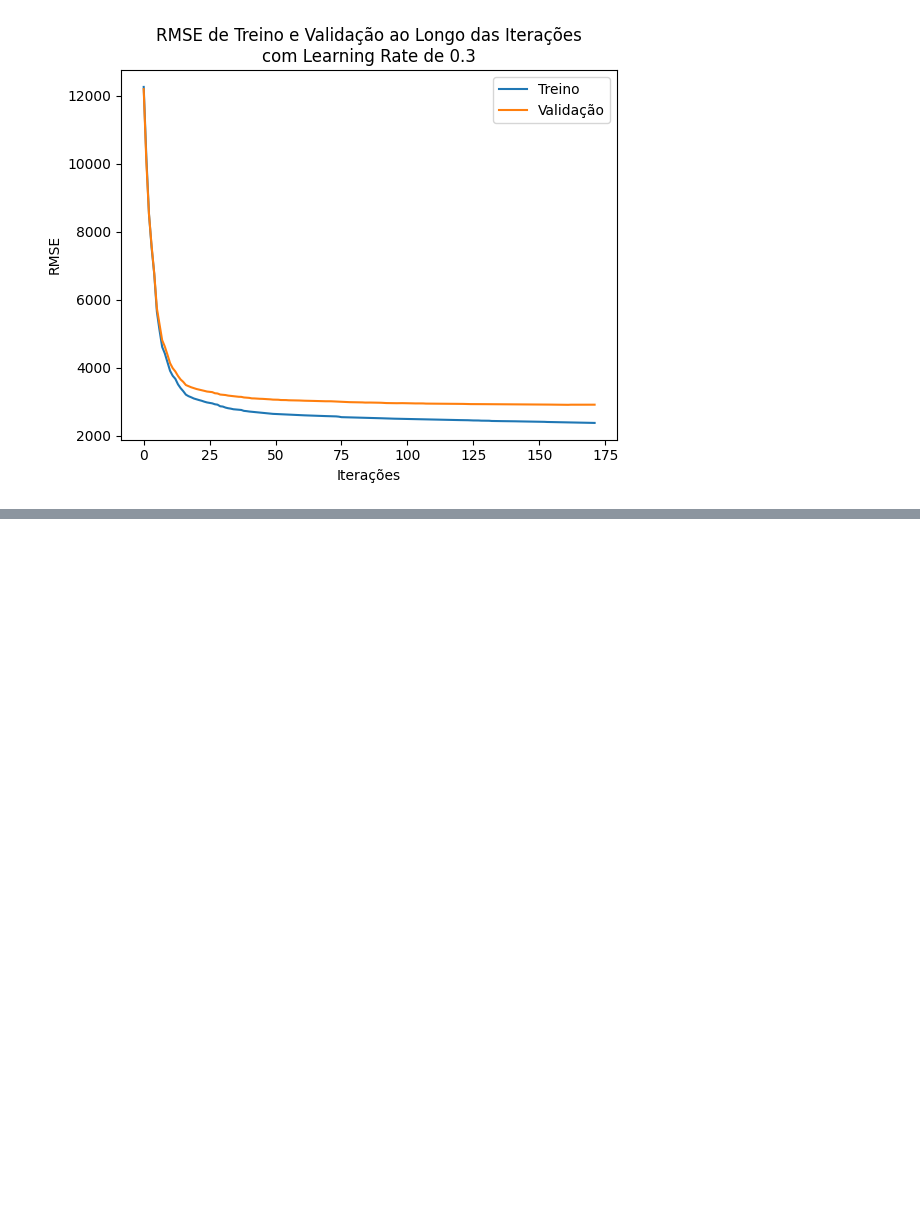
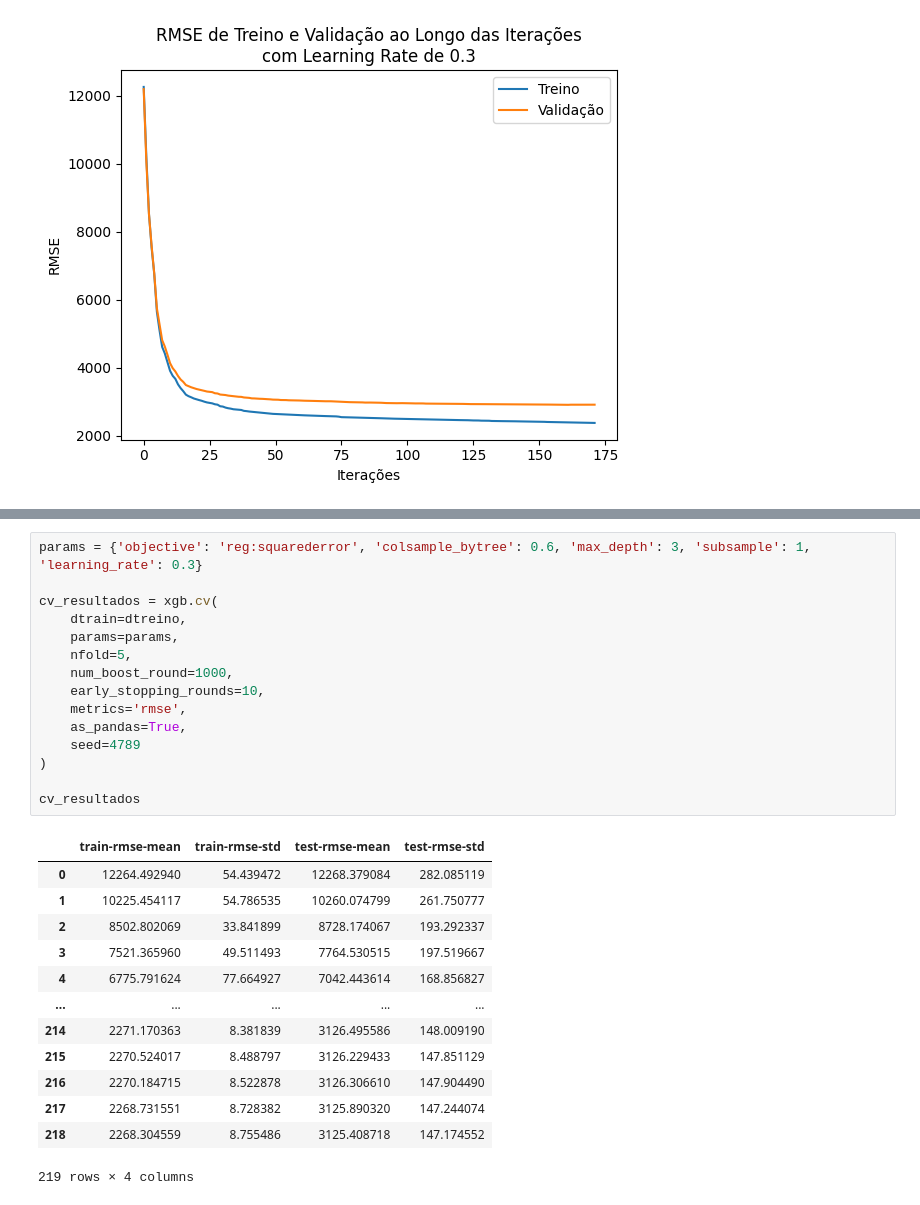
Before and after one commit to marcoamolinaro/machine-learning-alura, a Jupyter notebook: Regressão_Aprimorando_os_resultados_com_XGBoost/Projeto_Precificação_Automoveis_Usados.ipynb, the cells around one changed output, grey strips where cells are left out. Drawn from its saved outputs; the diff is of its cells as text; blank space fills up the shorter version.

```diff
--- a/Regressão_Aprimorando_os_resultados_com_XGBoost/Projeto_Precificação_Automoveis_Usados.ipynb
+++ b/Regressão_Aprimorando_os_resultados_com_XGBoost/Projeto_Precificação_Automoveis_Usados.ipynb
@@ -446,0 +478,29 @@ plt.show()
+# %%
+params = {'objective': 'reg:squarederror', 'colsample_bytree': 0.6, 'max_depth': 3, 'subsample': 1, 'learning_rate': 0.3}
+
+cv_resultados = xgb.cv(
+    dtrain=dtreino,
+    params=params,
+    nfold=5,
+    num_boost_round=1000,
+    early_stopping_rounds=10,
+    metrics='rmse',
+    as_pandas=True,
+    seed=4789
+)
+
+cv_resultados
+# %% [output]
+|  | train-rmse-mean | train-rmse-std | test-rmse-mean | test-rmse-std |
+| 0 | 12264.492940 | 54.439472 | 12268.379084 | 282.085119 |
+| 1 | 10225.454117 | 54.786535 | 10260.074799 | 261.750777 |
+| 2 | 8502.802069 | 33.841899 | 8728.174067 | 193.292337 |
+| 3 | 7521.365960 | 49.511493 | 7764.530515 | 197.519667 |
+| 4 | 6775.791624 | 77.664927 | 7042.443614 | 168.856827 |
+| ... | ... | ... | ... | ... |
+| 214 | 2271.170363 | 8.381839 | 3126.495586 | 148.009190 |
+| 215 | 2270.524017 | 8.488797 | 3126.229433 | 147.851129 |
+| 216 | 2270.184715 | 8.522878 | 3126.306610 | 147.904490 |
+| 217 | 2268.731551 | 8.728382 | 3125.890320 | 147.244074 |
+| 218 | 2268.304559 | 8.755486 | 3125.408718 | 147.174552 |
+219 rows × 4 columns
```
Also changed, not shown: parts of 13 cells of this notebook, 3 other files.
